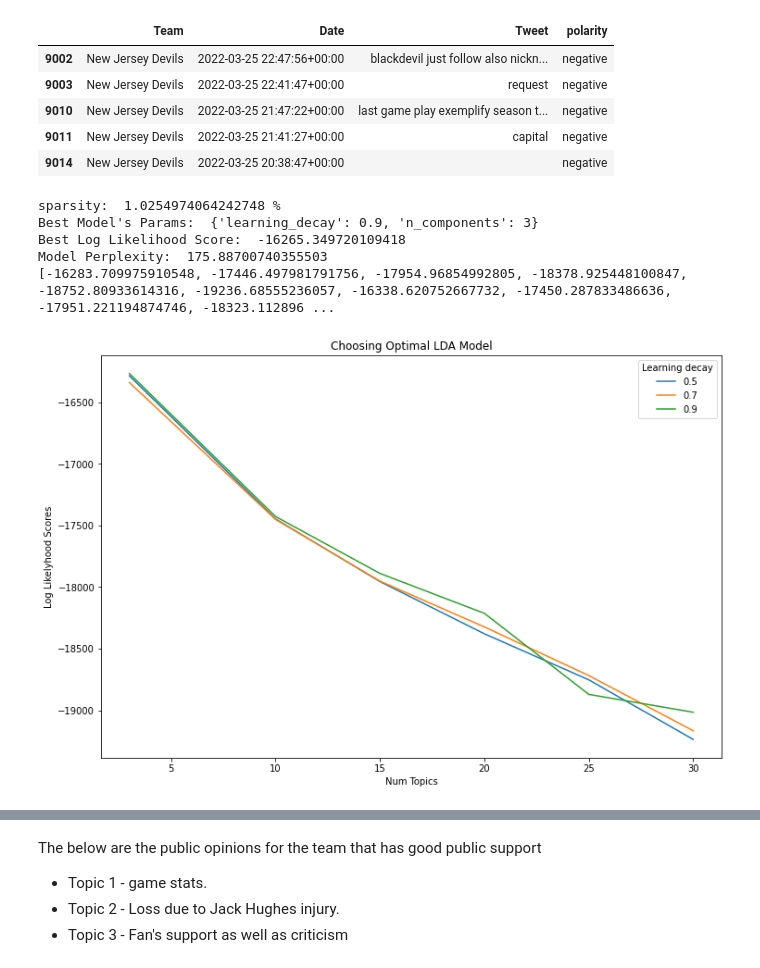
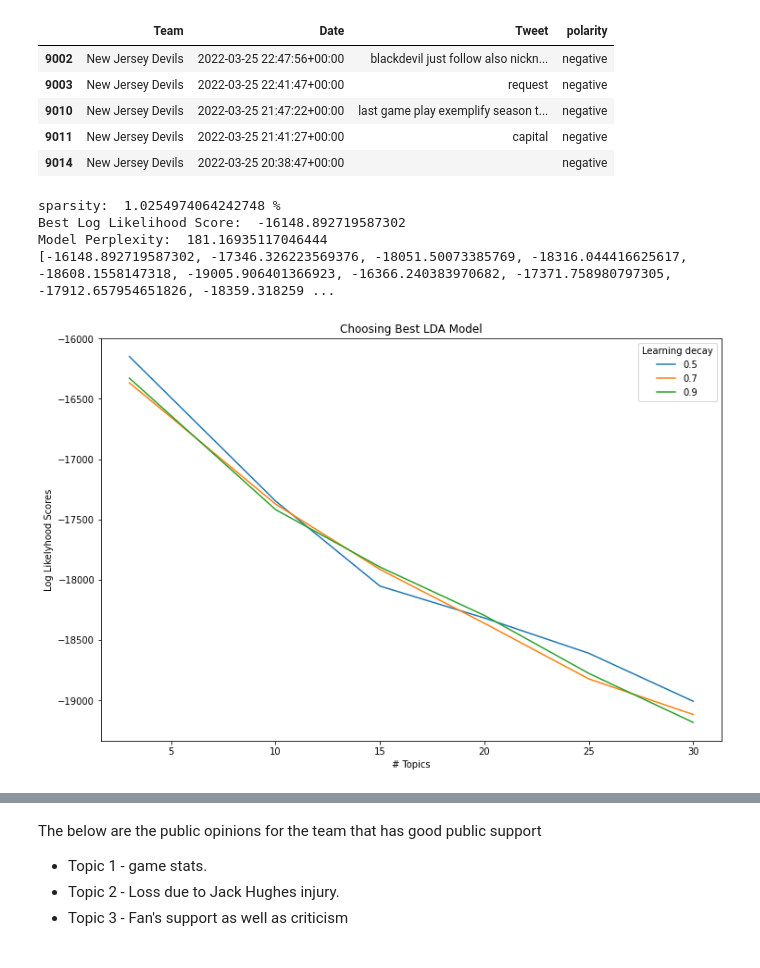
Before and after one commit to aadityapanchal/NHL-Analytics, a Jupyter notebook: Tweet_Sentiment_analysis.ipynb, the cells around one changed output, grey strips where cells are left out. Drawn from its saved outputs; the diff is of its cells as text; code cells hidden in the pictures.

```diff
--- a/Tweet_Sentiment_analysis.ipynb
+++ b/Tweet_Sentiment_analysis.ipynb
@@ -411,14 +383,13 @@ negative_team_df.head(5)
 | 9014 | New Jersey Devils | 2022-03-25 20:38:47+00:00 |  | negative |
 # %%
 #best lda model for negative team
-best_lda_model, data_vectorized, vectorizer = lda_hyperparameter(negative_team_df)
+best_lda, data_vectorized, vectorizer = lda_hyperparameter(negative_team_df)
 # %% [output]
 sparsity:  1.0254974064242748 %
-Best Model's Params:  {'learning_decay': 0.9, 'n_components': 3}
-Best Log Likelihood Score:  -16265.349720109418
-Model Perplexity:  175.88700740355503
-[-16283.709975910548, -17446.497981791756, -17954.96854992805, -18378.925448100847, -18752.80933614316, -19236.68555236057, -16338.620752667732, -17450.287833486636, -17951.221194874746, -18323.112896 ...
+Best Log Likelihood Score:  -16148.892719587302
+Model Perplexity:  181.16935117046444
+[-16148.892719587302, -17346.326223569376, -18051.50073385769, -18316.044416625617, -18608.1558147318, -19005.906401366923, -16366.240383970682, -17371.758980797305, -17912.657954651826, -18359.318259 ...
-[figure, old version]
+[figure, new version]
 # %%
 #LDA visualization for negative team
 import pyLDAvis.sklearn
```
Also changed, not shown: parts of 9 cells of this notebook.
